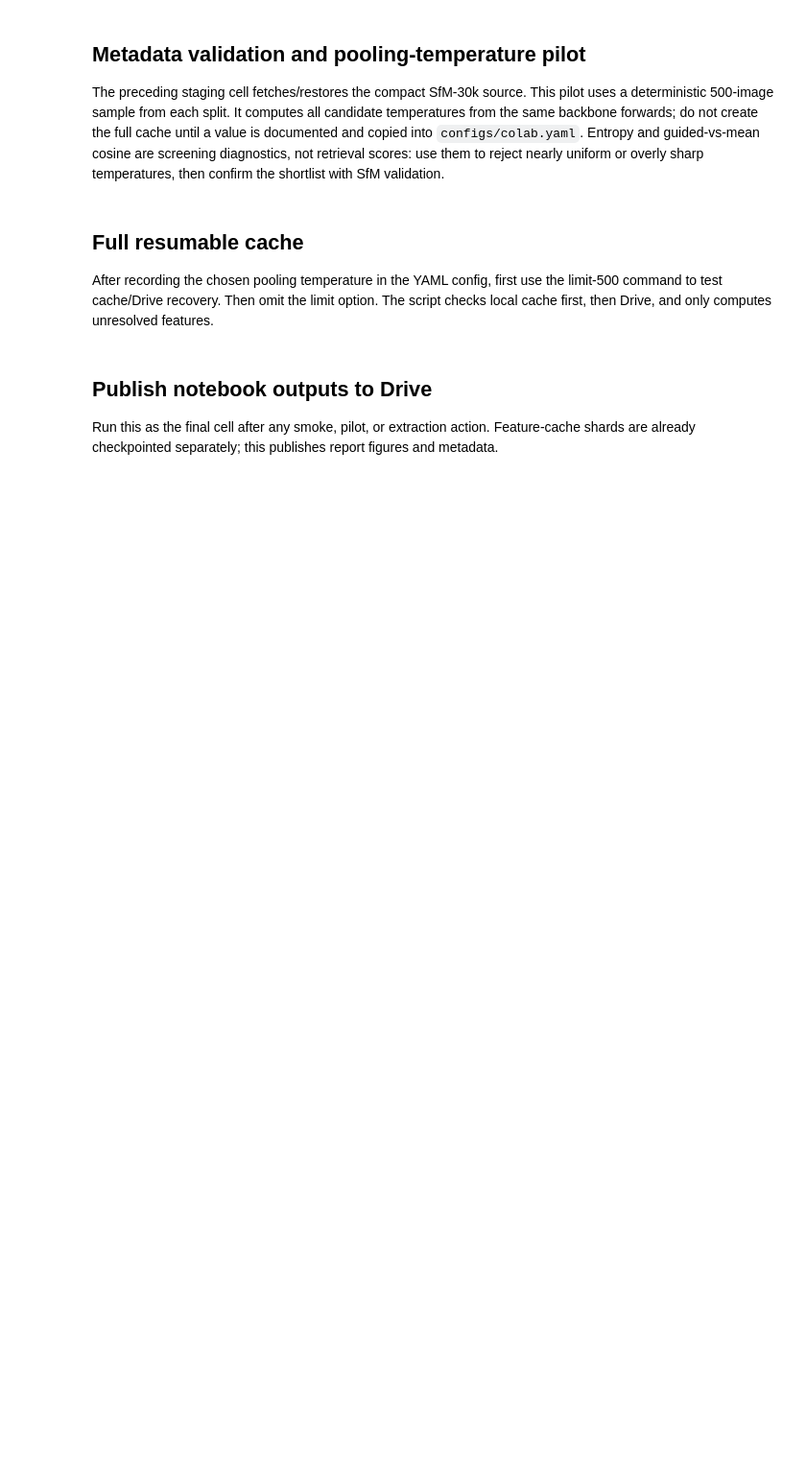
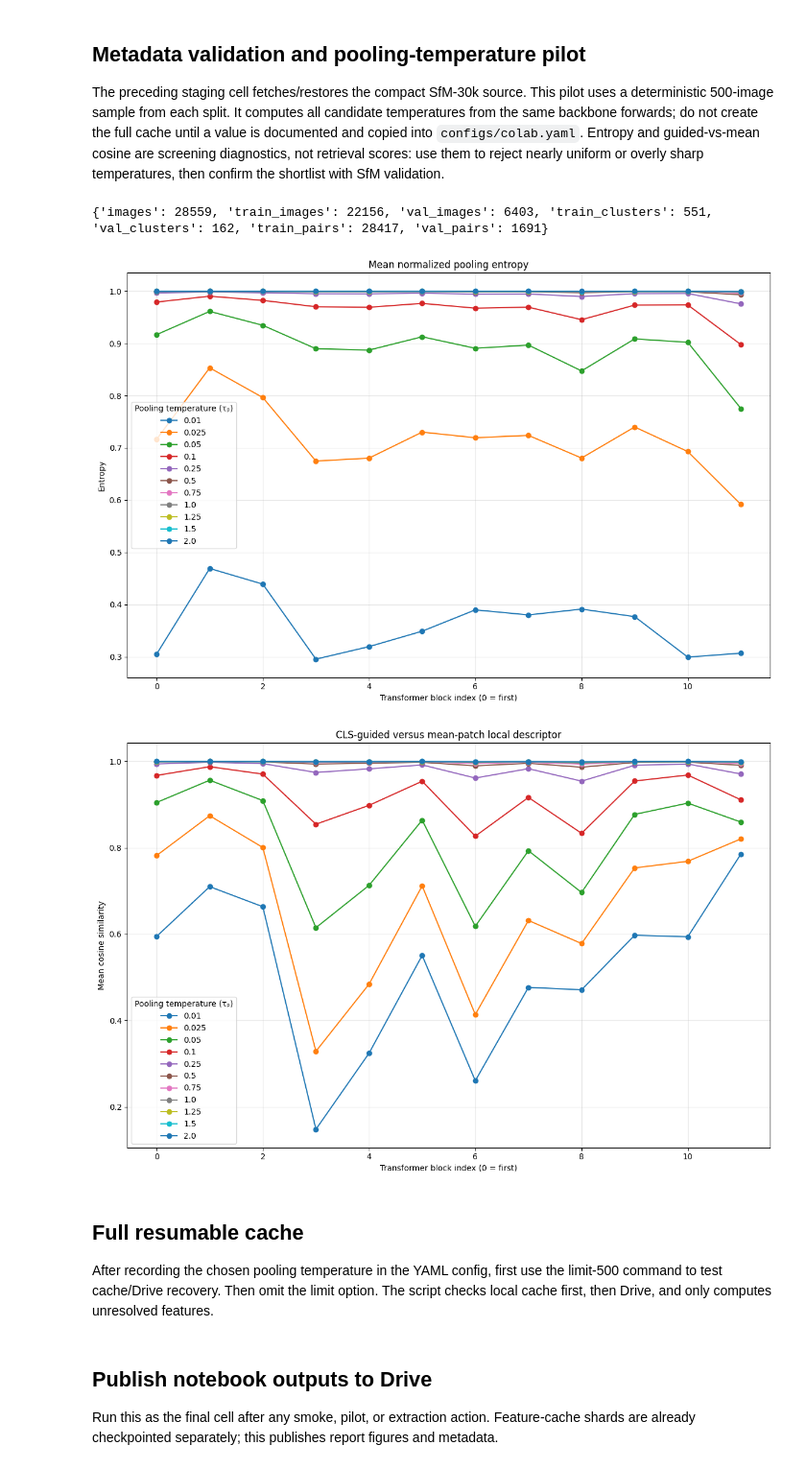
Before and after one commit to armin-faraji/LightweightCBIR, a Jupyter notebook: notebooks/02_data_and_feature_cache.ipynb, the cells around one changed output. Shown at 96% size. Drawn from its saved outputs; the diff is of its cells as text; code cells hidden in the pictures; blank space fills up the shorter version.

Commit message:
Notebook 02 with new results, and tao temperature update in colab.yaml

```diff
--- a/notebooks/02_data_and_feature_cache.ipynb
+++ b/notebooks/02_data_and_feature_cache.ipynb
@@ -369,7 +388,7 @@ finally:
 runner = FeatureExtractionRunner(extractor, cfg.preprocess, cfg.pooling)
 pilot = runner.pilot_pooling_temperatures(
     images,
-    temperatures=(0.05, 0.1, 0.25, 0.5, 0.75, 1.0, 1.25, 1.5, 2),
+    temperatures=(0.01, 0.025, 0.05, 0.1, 0.25, 0.5, 0.75, 1.0, 1.25, 1.5, 2),
     backbone_batch_size=BACKBONE_BATCH_SIZE,
 )
 entropy_series = {
@@ -383,33 +402,39 @@ entropy_figure, _ = plot_series(
     ylabel='Entropy',
     legend_title='Pooling temperature (τₚ)',
     save_path=ARTIFACT_RUN.path_for('figures/pooling_entropy_by_temperature.png'),
+    fig_size=(12, 8),
 )
 cosine_series = {
     str(tau): SeriesData(x=list(pilot.layer_indices), y=values.mean(dim=0).tolist())
     for tau, values in pilot.guided_mean_cosine_by_temperature.items()
 }
 cosine_figure, _ = plot_series(
     cosine_series,
     title='CLS-guided versus mean-patch local descriptor',
     xlabel='Transformer block index (0 = first)',
     ylabel='Mean cosine similarity',
     legend_title='Pooling temperature (τₚ)',
     save_path=ARTIFACT_RUN.path_for('figures/pooling_guided_mean_cosine_by_temperature.png'),
+    fig_size=(12, 8),
 )
 ARTIFACT_RUN.write_json('pooling_temperature_pilot.json', {
     'temperatures': list(pilot.entropy_by_temperature),
     'layer_indices': list(pilot.layer_indices),
     'images_per_split': PILOT_PER_SPLIT,
     'backbone_batch_size': BACKBONE_BATCH_SIZE,
     'mean_entropy': {str(tau): values.mean(dim=0).tolist() for tau, values in pilot.entropy_by_temperature.items()},
     'mean_guided_mean_cosine': {str(tau): values.mean(dim=0).tolist() for tau, values in pilot.guided_mean_cosine_by_temperature.items()},
 })
 
 # Display the two intended, differently titled diagnostics exactly once.
 display(entropy_figure)
 display(cosine_figure)
 plt.close(entropy_figure)
 plt.close(cosine_figure)
+# %% [output]
+{'images': 28559, 'train_images': 22156, 'val_images': 6403, 'train_clusters': 551, 'val_clusters': 162, 'train_pairs': 28417, 'val_pairs': 1691}
+[figure, added]
+[figure, added]
 # %% [markdown]
 ## Full resumable cache
 
```
Also changed, not shown: parts of 6 cells of this notebook, 1 other file.
